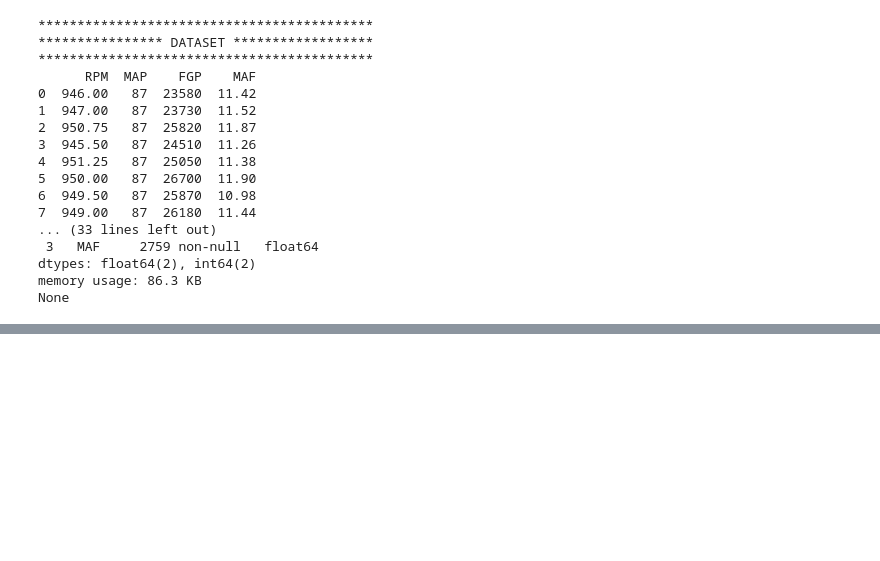
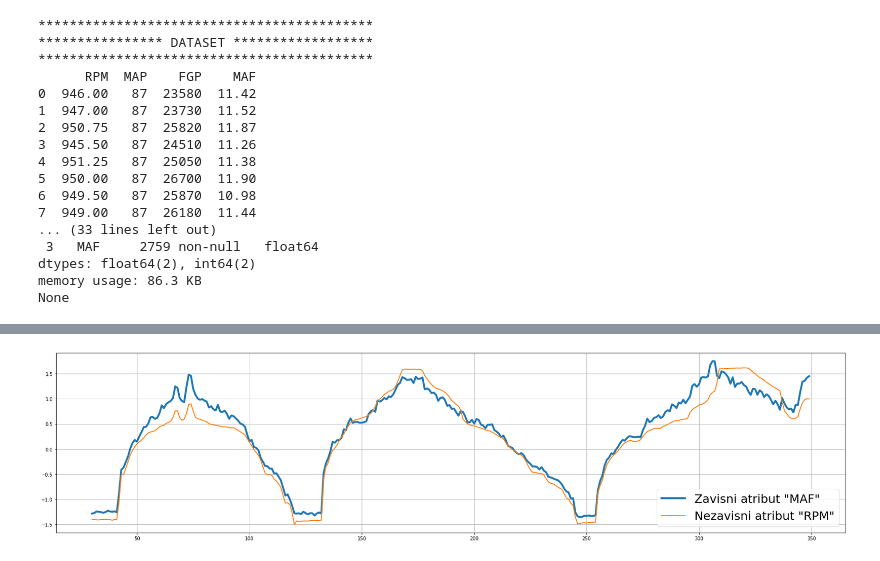
Before and after one commit to Dejan-Cugalj/MASTER-TEZA, a Jupyter notebook: MASTER_TEZA_PLR.ipynb, the cells around one changed output, grey strips where cells are left out. Drawn from its saved outputs; the diff is of its cells as text; code cells hidden in the pictures; blank space fills up the shorter version.

```diff
--- a/MASTER_TEZA_PLR.ipynb
+++ b/MASTER_TEZA_PLR.ipynb
@@ -166,0 +216,23 @@ None
+# %%
+# Skaliranje Obeležija (eng. Feature Scaling)
+sc = StandardScaler()
+podaci = sc.fit_transform(dataset)
+podaci_dataframe = pd.DataFrame(podaci) # Iz 'ndarray' u Pandas Data-Frame
+podaci_dataframe.columns = ['RPM','MAP','FGP','MAF']
+
+MAF_small = podaci_dataframe.MAF[30:350]
+
+RPM_small = podaci_dataframe.RPM[30:350]
+MAP_small = podaci_dataframe.MAP[30:350]
+FGP_small = podaci_dataframe.FGP[30:350]
+#podaci_dataframe.plot.hist(bins=50)
+#podaci_dataframe.hist()
+# %%
+plt.figure(figsize=(30,7))
+plt.plot(MAF_small, label='Zavisni atribut "MAF"', linewidth=4) # Zavisni atribut "MAF"
+plt.plot(RPM_small, label='Nezavisni atribut "RPM"', linewidth=2) # 'Nezavisni atribut "RPM"
+plt.grid()
+plt.legend(loc="lower right", fontsize=25)
+plt.xlabel('');
+# %% [output]
+[figure, added]
```
Also changed, not shown: parts of 21 cells of this notebook.
